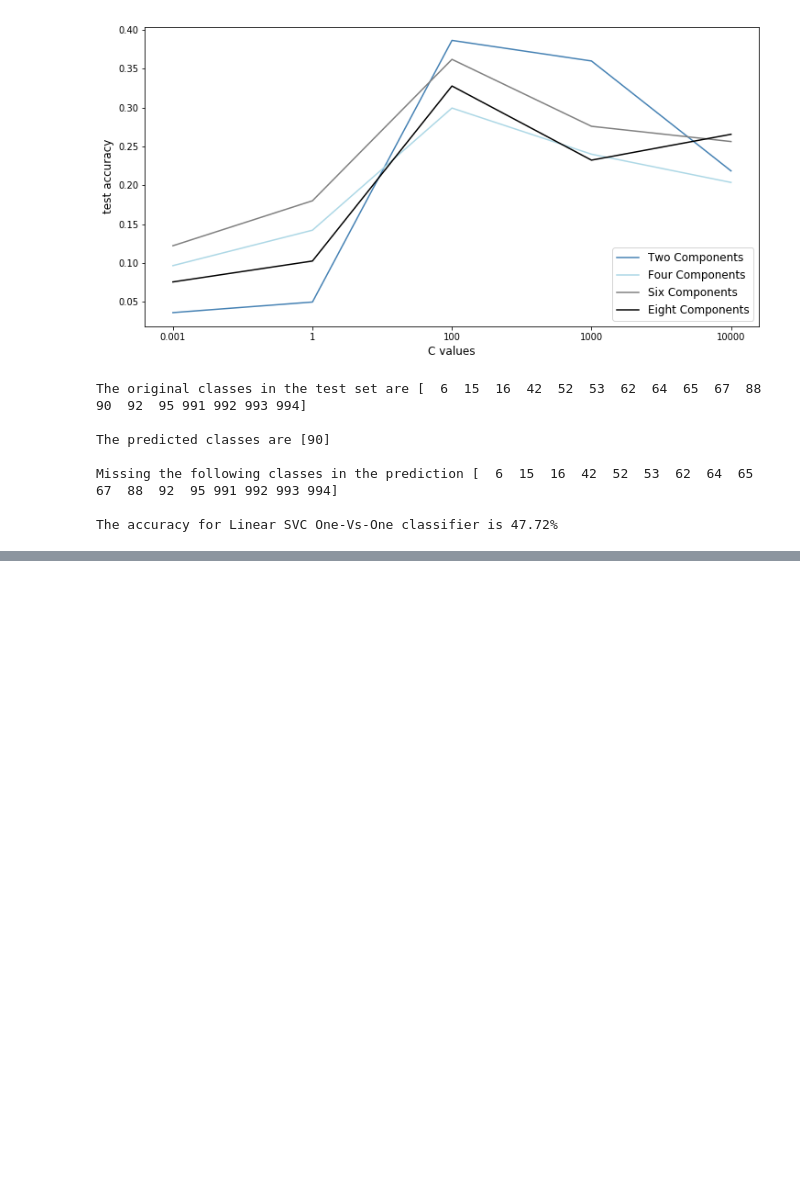
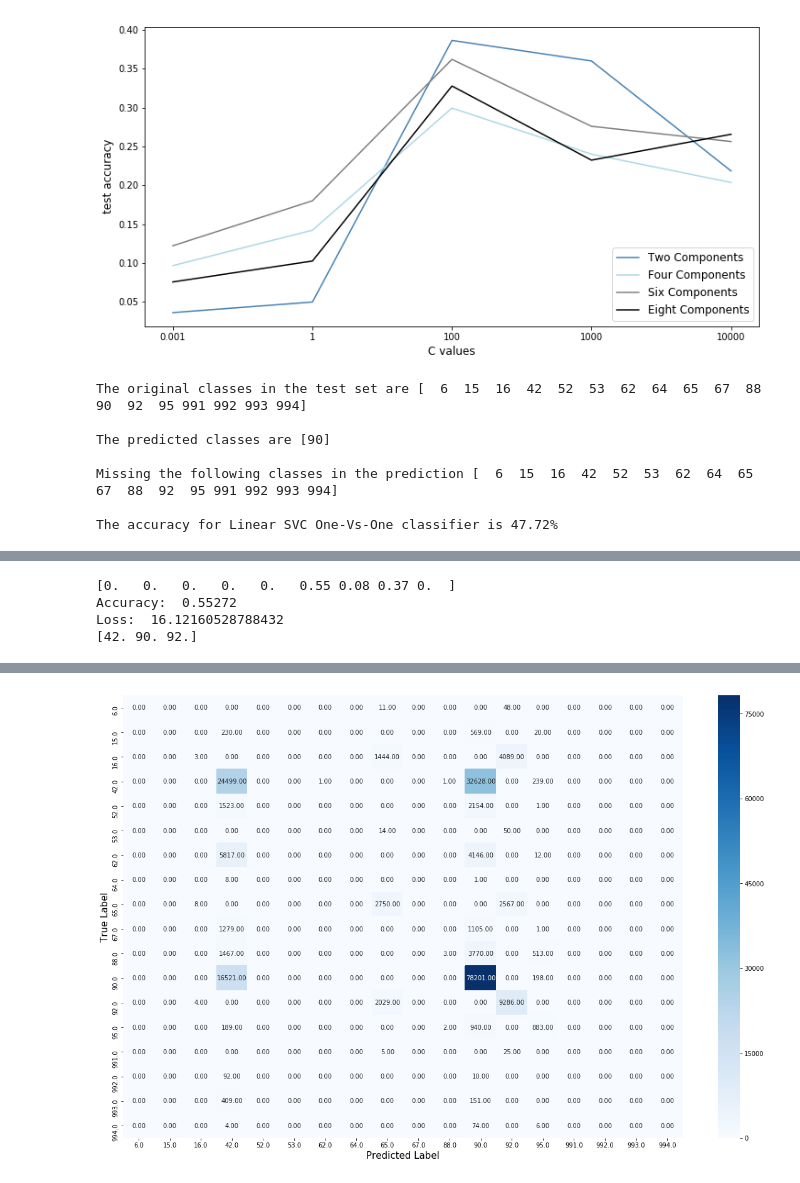
Before and after one commit to neerajkulk/ml_finalproj, a Jupyter notebook: Abdul_SVM.ipynb, the cells around one changed output, grey strips where cells are left out. Drawn from its saved outputs; the diff is of its cells as text; code cells hidden in the pictures; blank space fills up the shorter version.

```diff
--- a/Abdul_SVM.ipynb
+++ b/Abdul_SVM.ipynb
@@ -482,0 +471,22 @@ tf.Tensor(5763407.000586042, shape=(), dtype=float64)
+# %%
+# Running Adaboost classifier
+clf = AdaBoostClassifier(n_estimators=100, random_state=0)
+clf.fit(X, y)
+print("Feature Importance", clf.feature_importances_)
+AB_Predictions = clf.predict(X_test)
+print("Accuracy: ", clf.score(X_test, y_test))
+print("Loss: ", log_loss_wrapper(AB_Predictions))
+print(np.unique(AB_Predictions))
+# %% [output]
+[0.   0.   0.   0.   0.   0.55 0.08 0.37 0.  ]
+Accuracy:  0.55272
+Loss:  16.12160528788432
+[42. 90. 92.]
+# %%
+# Running Random Forest classifier
+clf = RandomForestClassifier( max_depth=9, random_state=0)
+RF_Predictions = clf.fit(X, y).predict(X_test)
+print("Accuracy", clf.score(X_test, y_test))
+print("Loss: ", log_loss_wrapper(RF_Predictions))
+confusion_matrix_plot(y_test, RF_Predictions, 'RF')
+# %% [output]
@@ -482,0 +495 @@ tf.Tensor(5763407.000586042, shape=(), dtype=float64)
+[figure, added]
```
Also changed, not shown: parts of 21 cells of this notebook.
